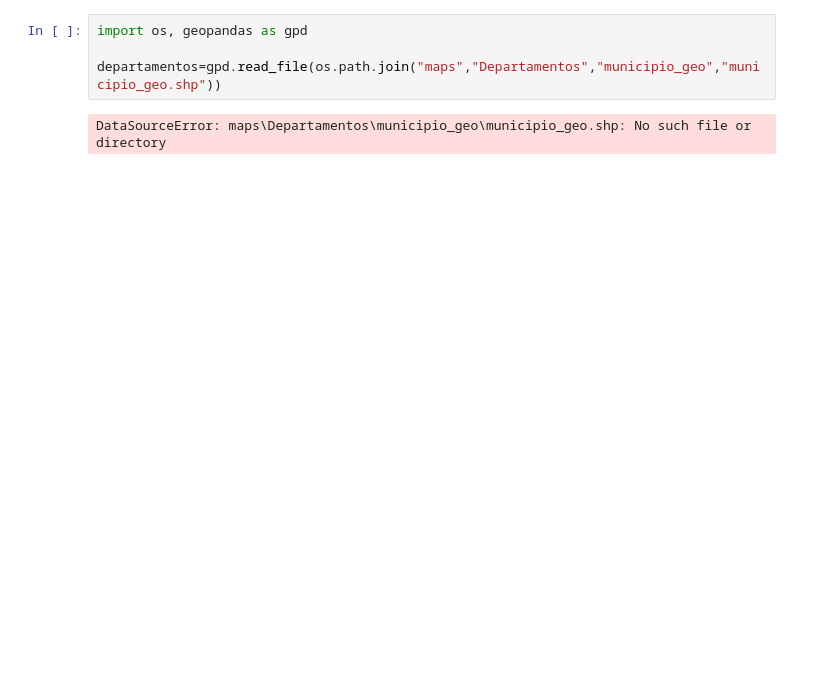
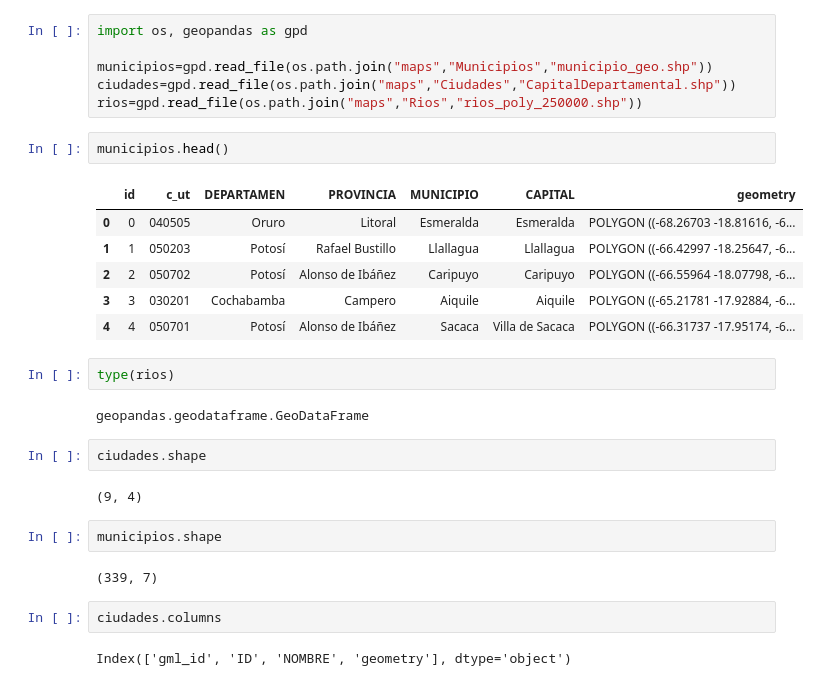
Before and after one commit to FabianRomero20/Examen1, a Jupyter notebook: Codigo.ipynb, the cells around one changed output. Saved outputs shown, nothing was run; the diff lists cells and outputs as text; blank space fills up the shorter version.

```diff
--- a/Codigo.ipynb
+++ b/Codigo.ipynb
@@ -1,6 +1,31 @@
 # %%
 import os, geopandas as gpd
 
-departamentos=gpd.read_file(os.path.join("maps","Departamentos","municipio_geo","municipio_geo.shp"))
+municipios=gpd.read_file(os.path.join("maps","Municipios","municipio_geo.shp"))
+ciudades=gpd.read_file(os.path.join("maps","Ciudades","CapitalDepartamental.shp"))
+rios=gpd.read_file(os.path.join("maps","Rios","rios_poly_250000.shp"))
-# %% [output]
-DataSourceError: maps\Departamentos\municipio_geo\municipio_geo.shp: No such file or directory
+# %%
+municipios.head()
+# %% [output]
+|  | id | c_ut | DEPARTAMEN | PROVINCIA | MUNICIPIO | CAPITAL | geometry |
+| 0 | 0 | 040505 | Oruro | Litoral | Esmeralda | Esmeralda | POLYGON ((-68.26703 -18.81616, -6... |
+| 1 | 1 | 050203 | Potosí | Rafael Bustillo | Llallagua | Llallagua | POLYGON ((-66.42997 -18.25647, -6... |
+| 2 | 2 | 050702 | Potosí | Alonso de Ibáñez | Caripuyo | Caripuyo | POLYGON ((-66.55964 -18.07798, -6... |
+| 3 | 3 | 030201 | Cochabamba | Campero | Aiquile | Aiquile | POLYGON ((-65.21781 -17.92884, -6... |
+| 4 | 4 | 050701 | Potosí | Alonso de Ibáñez | Sacaca | Villa de Sacaca | POLYGON ((-66.31737 -17.95174, -6... |
+# %%
+type(rios)
+# %% [output]
+geopandas.geodataframe.GeoDataFrame
+# %%
+ciudades.shape
+# %% [output]
+(9, 4)
+# %%
+municipios.shape
+# %% [output]
+(339, 7)
+# %%
+ciudades.columns
+# %% [output]
+Index(['gml_id', 'ID', 'NOMBRE', 'geometry'], dtype='object')
```
Also changed, not shown: parts of 4 cells of this notebook, 45 other files.
